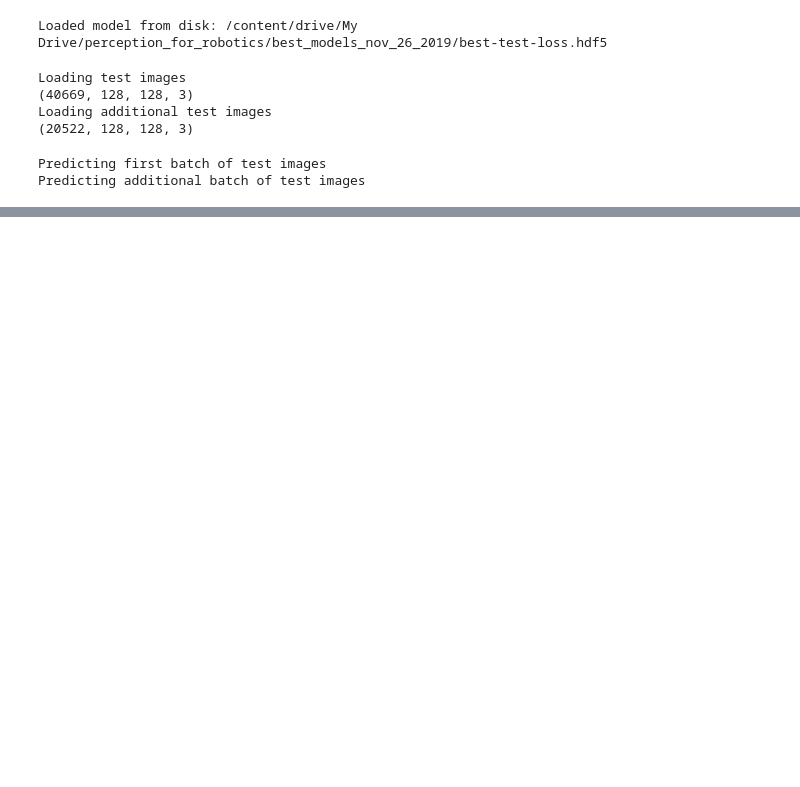
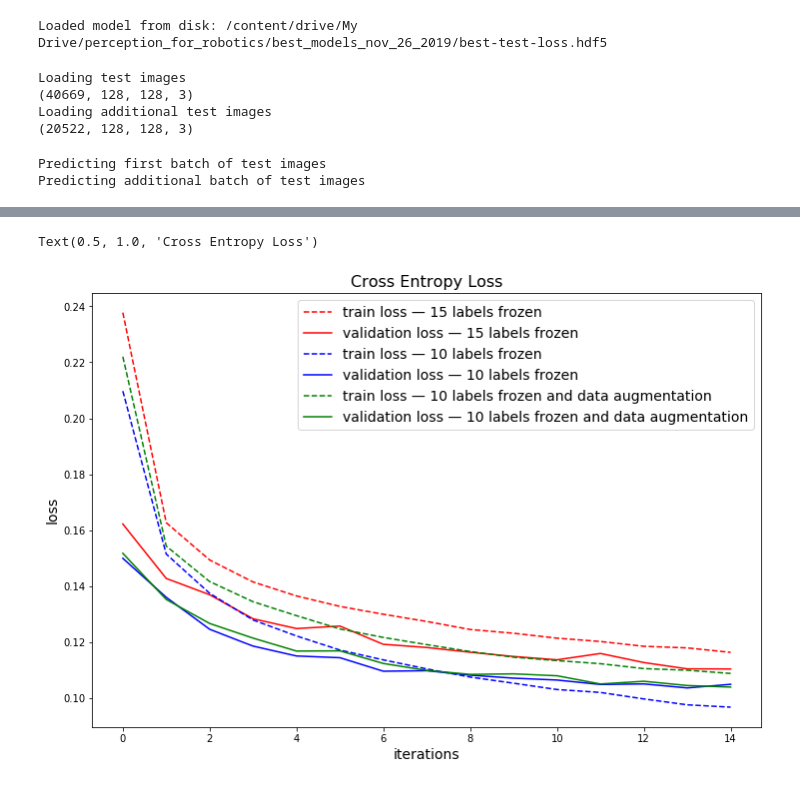
Before and after one commit to frcordovad/planet-understanding-the-amazon-from-space, a Jupyter notebook: Francisco_Cordova_Final_Project_AER1515_Perception_for_Robotics.ipynb, the cells around one changed output, grey strips where cells are left out. Cells and saved outputs as stored; diff of their text form; code cells hidden in the pictures; blank space fills up the shorter version.

```diff
--- a/Francisco_Cordova_Final_Project_AER1515_Perception_for_Robotics.ipynb
+++ b/Francisco_Cordova_Final_Project_AER1515_Perception_for_Robotics.ipynb
@@ -358,0 +369,24 @@ display_images(image_paths, image_titles, columns=4)
+# %%
+import matplotlib.pyplot as plt
+fig = plt.figure(figsize=(12, 8))
+ax = plt.axes()
+
+l5 =  [0.2377245807486782, 0.16270807136171642, 0.1493892590683437, 0.14153661423098038, 0.136547817990055, 0.13282959670517333, 0.13000310295254375, 0.12743487028306136, 0.12457372718005032, 0.12323721187474847, 0.12148096674183216, 0.12029559895099104, 0.11856290246204701, 0.11799515595175464, 0.11639651232675961]
+vl5 = [0.1622437735987589, 0.14280479816580008, 0.13697709580969278, 0.12839742377891214, 0.1249050774337903, 0.12579680119342954, 0.11928216586863728, 0.11813525557125353, 0.116443243609037, 0.11493749054681328, 0.11374889350495006, 0.11600762890340154, 0.11276966347132118, 0.11052265588552428, 0.1104786553185762]
+l10 = [0.2219988533759298, 0.1543495606656678, 0.1416854599801367, 0.13449433122454066, 0.12950355297140875, 0.1247651282935225, 0.12175012568206789, 0.11916341107264385, 0.11670024676762163, 0.11467417778583017, 0.11346465828758669, 0.11235994790225974, 0.11061502764501416, 0.11003331833806475, 0.10888731779929336]
+vl10 = [0.15177866033179016, 0.13529540611153693, 0.1267169671371206, 0.1215004324225883, 0.11686222538921359, 0.11693947524696156, 0.11244020406868462, 0.10997569782853284, 0.10854624689842558, 0.10873697316261777, 0.10804692791266875, 0.10511759307348367, 0.10607821757418051, 0.10455988055004276, 0.10401166810584163]
+la = [0.20972406106565666, 0.15150269810613215, 0.13749375384237184, 0.12796184245147926, 0.12227667375481358, 0.11722308252514912, 0.11371601378610573, 0.11051351098560332, 0.10757165856571325, 0.10538814255426396, 0.10313238700178327, 0.1020970725502542, 0.09978367250990527, 0.09767951383695035, 0.09683131168307041]
+vla = [0.14998770863485272, 0.13607271895185605, 0.12465007374448424, 0.11863403739861662, 0.11510858831041258, 0.11449663637497993, 0.10968161161316556, 0.10986592844423099, 0.10825771650935036, 0.10718713961885223, 0.10651435503768042, 0.10493549681974179, 0.1051297104268363, 0.10370824366258224, 0.10499670391850792]
+ax.plot(l5, color='red', linestyle='dashed', label="train loss — 15 labels frozen");
+ax.plot(vl5, color='red', label="validation loss — 15 labels frozen");
+ax.plot(la, color='blue', linestyle='dashed', label="train loss — 10 labels frozen");
+ax.plot(vla, color='blue', label="validation loss — 10 labels frozen");
+ax.plot(l10, color='green', linestyle='dashed', label="train loss — 10 labels frozen and data augmentation");
+ax.plot(vl10, color='green', label="validation loss — 10 labels frozen and data augmentation");
+ax.set_xlabel('iterations', fontsize=14)
+ax.set_ylabel('loss', fontsize=14)
+ax.legend(prop={"size":14})
+ax.set_title('Cross Entropy Loss', fontsize=16)
+# %% [output]
+Text(0.5, 1.0, 'Cross Entropy Loss')
+[figure, added]
```
Also changed, not shown: parts of 10 cells of this notebook.
